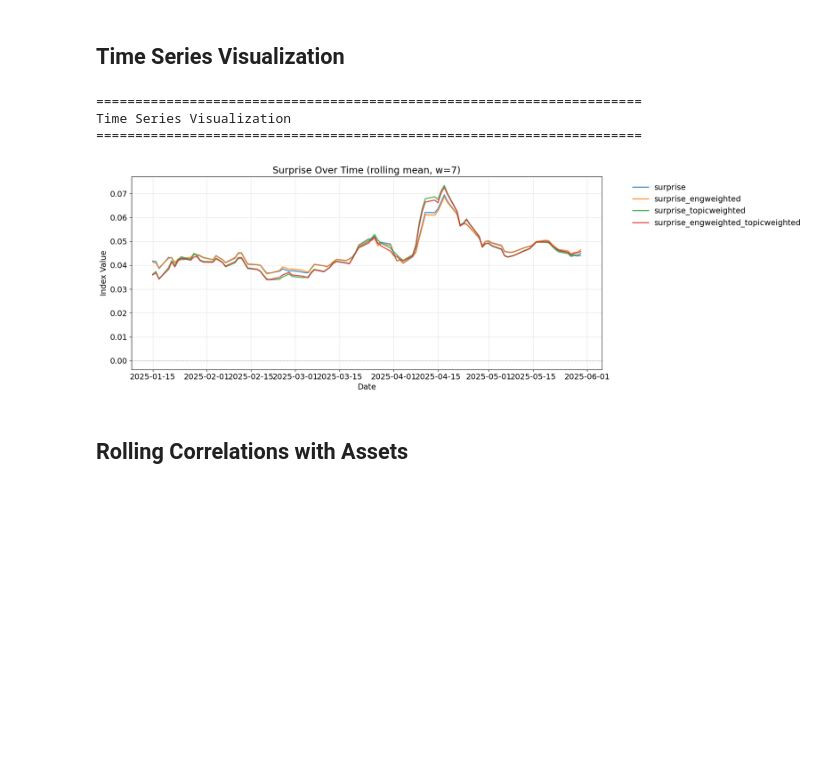
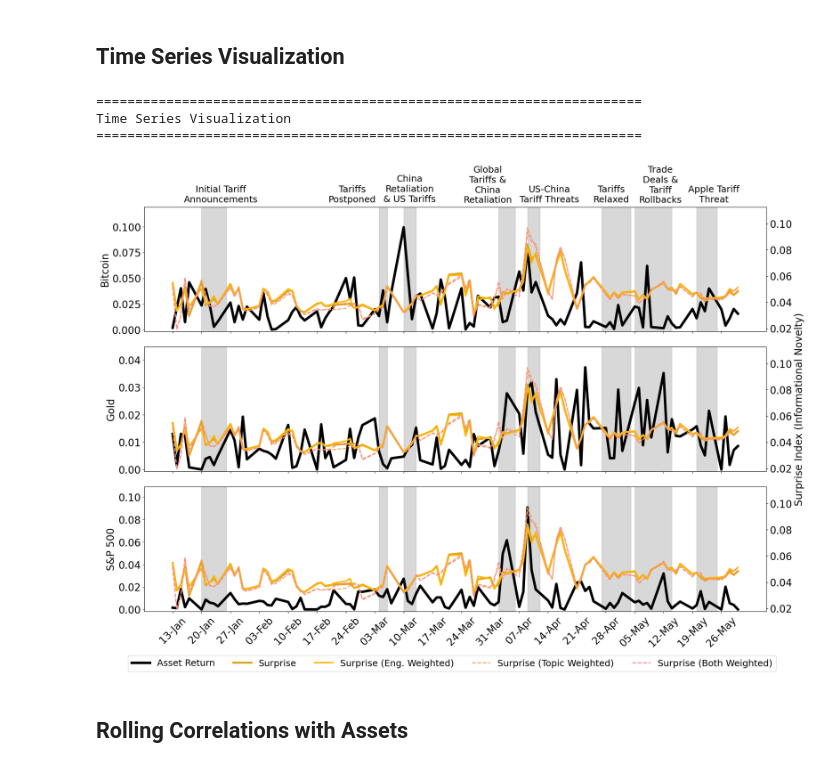
Before and after one commit to isom-ds/youtube-emotion-financial-modelling, a Jupyter notebook: 403_index_comparison_surprise.ipynb, the cells around one changed output. Cells and saved outputs as stored; diff of their text form; code cells hidden in the pictures; blank space fills up the shorter version.

```diff
--- a/403_index_comparison_surprise.ipynb
+++ b/403_index_comparison_surprise.ipynb
@@ -94,13 +95,13 @@ Correlation between variants:
 # %%
 print("\n" + "="*70)
 print("Time Series Visualization")
 print("="*70)
-compare_index_variants_timeseries(df, surprise_variants, 'Surprise Over Time', rolling_window=7)
+plot_indices_with_returns(df, index_type='surprise', include_variants=surprise_variants, add_events=True)
 # %% [output]
 ======================================================================
 Time Series Visualization
 ======================================================================
-[figure, old version]
+[figure, new version]
 # %% [markdown]
 ## Rolling Correlations with Assets
 # %%
```
Also changed, not shown: parts of 1 cell of this notebook, 12 other files.
